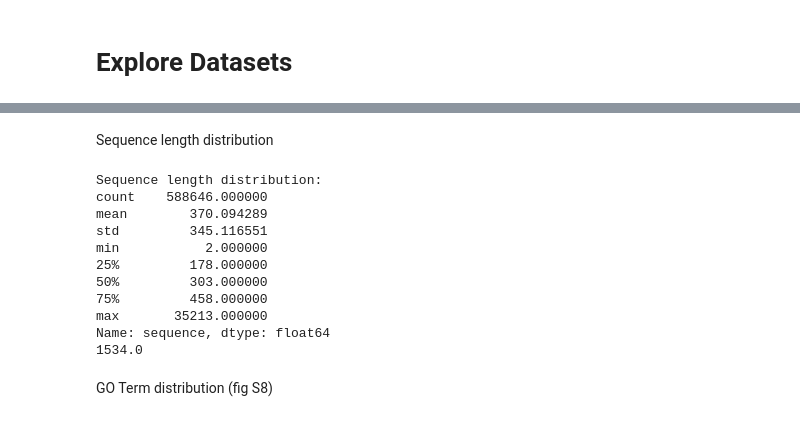
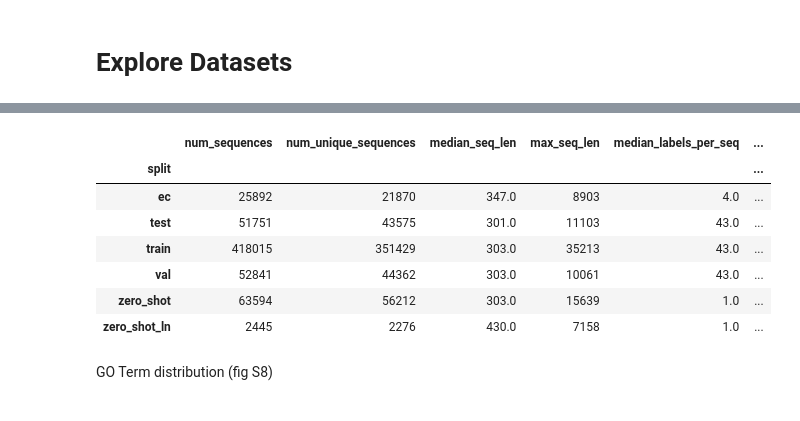
Before and after one commit to microsoft/protnote, a Jupyter notebook: notebooks/Results.ipynb, the cells around one changed output, grey strips where cells are left out. Drawn from its saved outputs; the diff is of its cells as text; code cells hidden in the pictures.

Commit message:
New blast command and recreated data stats table in notebook

```diff
--- a/notebooks/Results.ipynb
+++ b/notebooks/Results.ipynb
@@ -198,9 +198,10 @@ val = read_fasta('../data/swissprot/proteinfer_splits/random/dev_GO.fasta')
 test = read_fasta('../data/swissprot/proteinfer_splits/random/test_GO.fasta')
 zero_shot = read_fasta('../data/zero_shot/GO_swissprot_jul_2024.fasta')
 zero_shot_ln = read_fasta('../data/zero_shot/GO_swissprot_leaf_nodes_jul_2024.fasta')
+ec = read_fasta('../data/zero_shot/test_EC.fasta')
 
-for dataset in ['train','val','test','zero_shot','zero_shot_ln']:
+for dataset in ['train','val','test','zero_shot','zero_shot_ln','ec']:
     exec(f'{dataset} = [(seq,id," ".join(labels),"{dataset}") for seq,id,labels in {dataset}]')
 
-df = train + val + test + zero_shot + zero_shot_ln
+df = train + val + test + zero_shot + zero_shot_ln + ec
 df = pd.DataFrame(df,columns=['sequence','id','labels','split'])
@@ -214,3 +207,0 @@ Distribution of the number of annotations per sequence
-# %%
-df['num_pos'] = df['labels'].str.split(' ').str.len()
-df['num_pos'].describe()
@@ -249,21 +208,32 @@ dtype: float64
-# %% [markdown]
-Sequence length distribution
-# %%
-print('Sequence length distribution:')
-print(df['sequence'].apply(len).describe())
-print(df['sequence'].apply(len).quantile(.99))
-# %% [output]
-Sequence length distribution:
-count    588646.000000
-mean        370.094289
-std         345.116551
-min           2.000000
-25%         178.000000
-50%         303.000000
-75%         458.000000
-max       35213.000000
-Name: sequence, dtype: float64
-1534.0
+# %%
+df['sequence_len'] = df['sequence'].str.len()
+df['label_splits'] = df['labels'].str.split()
+df['labels_per_seq'] = df['label_splits'].apply(len)
+
+datasets_stats = df.groupby('split').agg(
+    num_sequences=('sequence', 'count'),
+    num_unique_sequences=('sequence', 'nunique'),
+    median_seq_len=('sequence_len', 'median'),
+    max_seq_len=('sequence_len', 'max'),
+    median_labels_per_seq=('labels_per_seq', 'median'),
+    max_labels_per_seq=('labels_per_seq', 'max')
+)
+
+
+for dataset in datasets_stats.index:
+    datasets_stats.loc[dataset,'num_unique_labels'] = len(set([l for ls in eval(dataset) for l in ls[-2].split() ]))
+
+
+datasets_stats
+# %% [output]
+|  | num_sequences | num_unique_sequences | median_seq_len | max_seq_len | median_labels_per_seq | ... |
+| split |  |  |  |  |  | ... |
+| ec | 25892 | 21870 | 347.0 | 8903 | 4.0 | ... |
+| test | 51751 | 43575 | 301.0 | 11103 | 43.0 | ... |
+| train | 418015 | 351429 | 303.0 | 35213 | 43.0 | ... |
+| val | 52841 | 44362 | 303.0 | 10061 | 43.0 | ... |
+| zero_shot | 63594 | 56212 | 303.0 | 15639 | 1.0 | ... |
+| zero_shot_ln | 2445 | 2276 | 430.0 | 7158 | 1.0 | ... |
 # %% [markdown]
 GO Term distribution (fig S8)
 # %%
```
Also changed, not shown: parts of 14 cells of this notebook, 2 other files.
